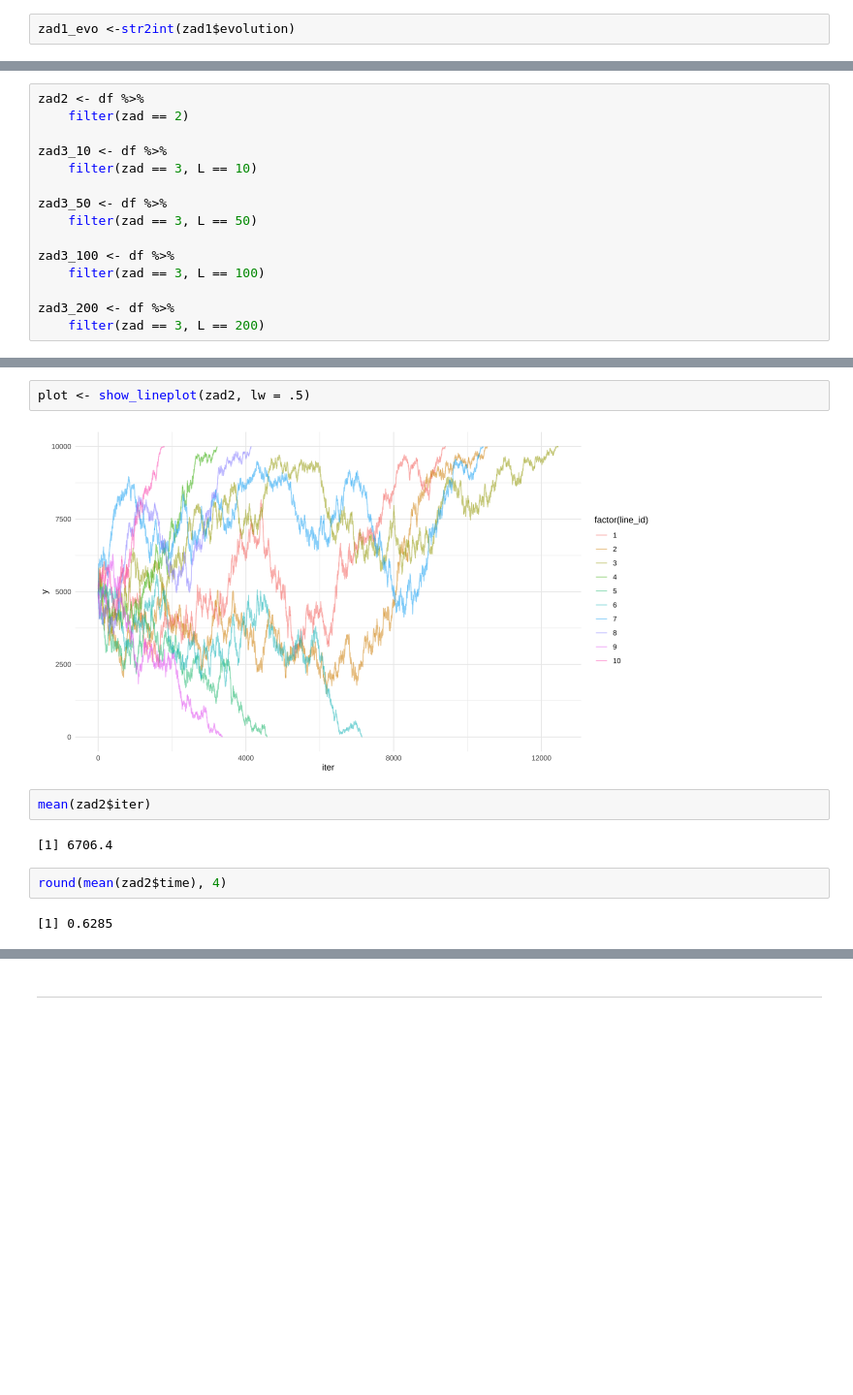
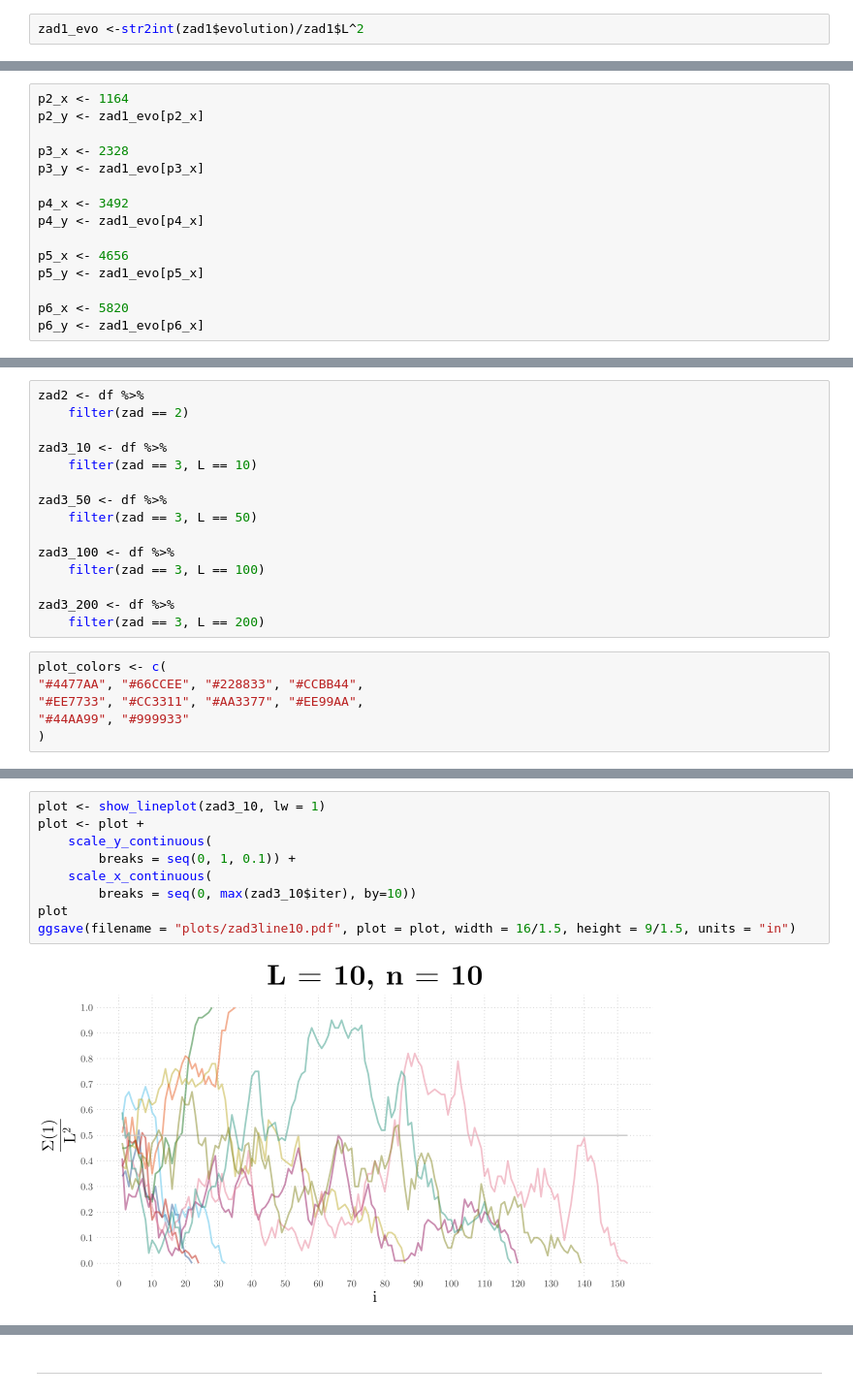
Before and after one commit to stawarzkrzysztof/socjologiaobliczeniowa2025, a Jupyter notebook: zad1/analysis.ipynb, the cells around one changed output, grey strips where cells are left out. Shown at 97% size. Cells and saved outputs as stored; diff of their text form; blank space fills up the shorter version.

```diff
--- a/zad1/analysis.ipynb
+++ b/zad1/analysis.ipynb
@@ -37,4 +45,4 @@ str2int <- function(v){
     return (as.integer(unlist(strsplit(v, ";"))))
 }
 # %%
-zad1_evo <-str2int(zad1$evolution)
+zad1_evo <-str2int(zad1$evolution)/zad1$L^2
@@ -53,3 +49,18 @@ min3_x <- match(min3_y, zad1_evo[5000:6000])+5000
+# %%
+p2_x <- 1164
+p2_y <- zad1_evo[p2_x]
+
+p3_x <- 2328
+p3_y <- zad1_evo[p3_x]
+
+p4_x <- 3492
+p4_y <- zad1_evo[p4_x]
+
+p5_x <- 4656
+p5_y <- zad1_evo[p5_x]
+
+p6_x <- 5820
+p6_y <- zad1_evo[p6_x]
 # %%
 scale <- 1.5
 options(
@@ -247,4 +169,10 @@ zad3_100 <- df %>%
 
 zad3_200 <- df %>%
     filter(zad == 3, L == 200)
+# %%
+plot_colors <- c(
+"#4477AA", "#66CCEE", "#228833", "#CCBB44",
+"#EE7733", "#CC3311", "#AA3377", "#EE99AA",
+"#44AA99", "#999933"
+)
 # %%
@@ -262,13 +220,12 @@ show_lineplot <- function(data, lw){
 }
-# %%
-plot <- show_lineplot(zad2, lw = .5)
-# %% [output]
-[figure, removed]
-# %%
-mean(zad2$iter)
-# %% [output]
-[1] 6706.4
-# %%
-round(mean(zad2$time), 4)
-# %% [output]
-[1] 0.6285
+# %%
+plot <- show_lineplot(zad3_10, lw = 1)
+plot <- plot +
+    scale_y_continuous(
+        breaks = seq(0, 1, 0.1)) +
+    scale_x_continuous(
+        breaks = seq(0, max(zad3_10$iter), by=10))
+plot
+ggsave(filename = "plots/zad3line10.pdf", plot = plot, width = 16/1.5, height = 9/1.5, units = "in")
+# %% [output]
+[figure, added]
```
Also changed, not shown: parts of 29 cells of this notebook, 26 other files.
